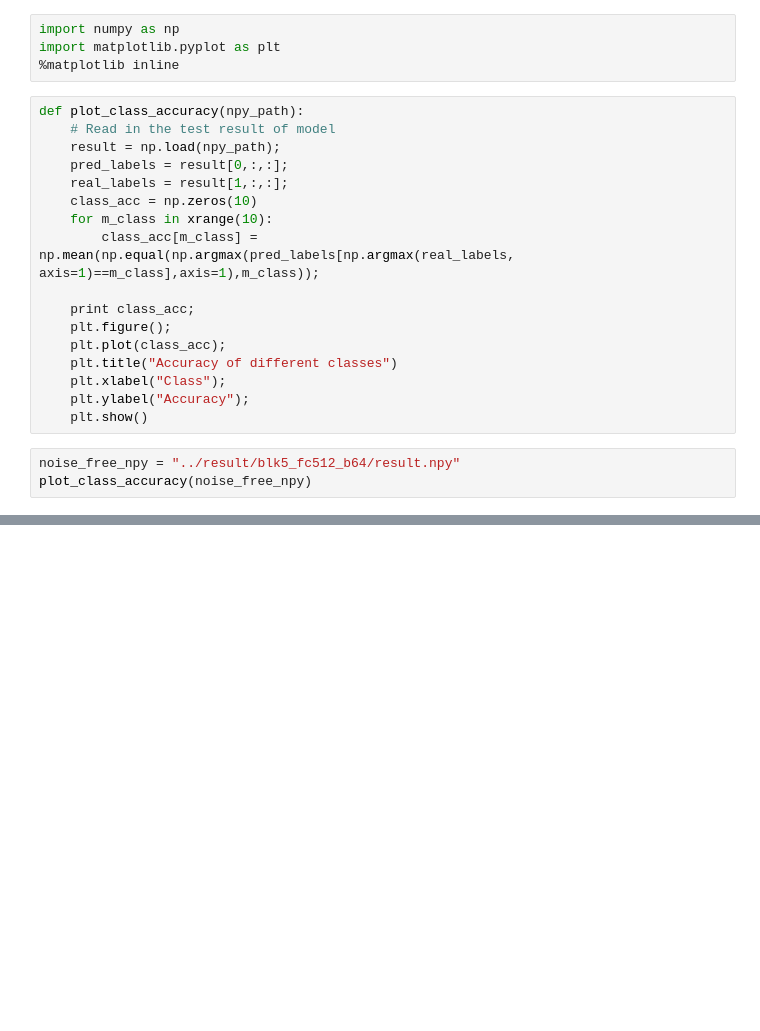
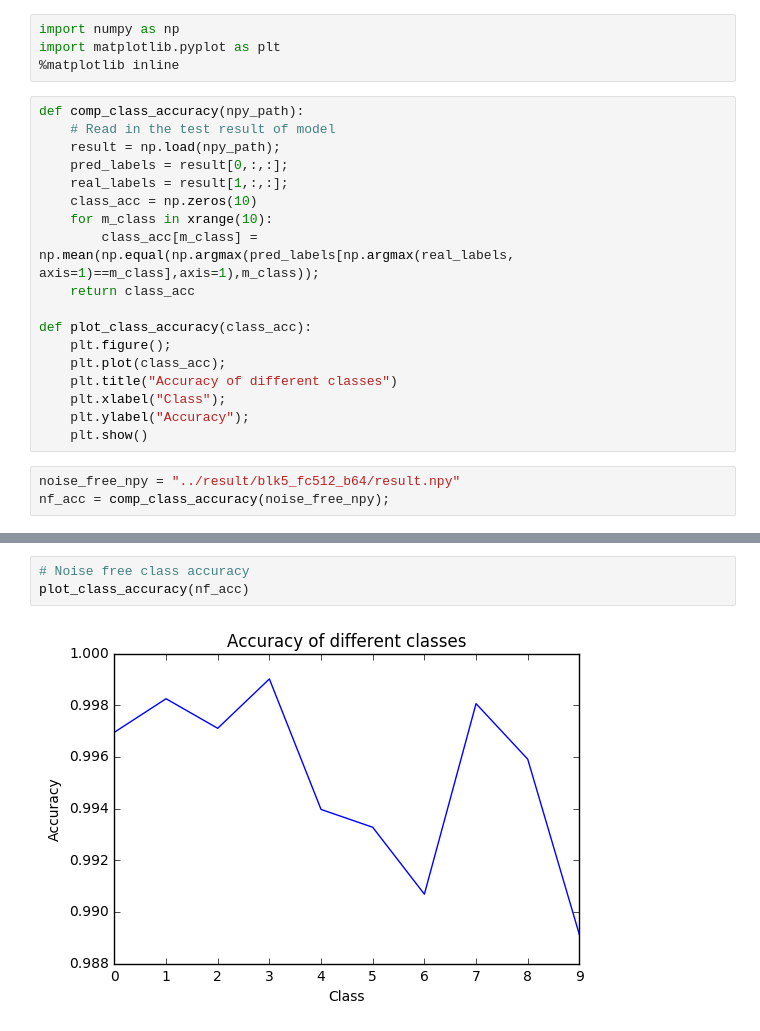
Before and after one commit to YuhuaBillChen/tf-minist-playground, a Jupyter notebook: notebook/class_accuracy.ipynb, the cells around one changed output, grey strips where cells are left out. Saved outputs shown, nothing was run; the diff lists cells and outputs as text; blank space fills up the shorter version.

```diff
--- a/notebook/class_accuracy.ipynb
+++ b/notebook/class_accuracy.ipynb
@@ -3,7 +3,7 @@ import numpy as np
 import matplotlib.pyplot as plt
 %matplotlib inline
 # %%
-def plot_class_accuracy(npy_path):
+def comp_class_accuracy(npy_path):
     # Read in the test result of model
     result = np.load(npy_path);
     pred_labels = result[0,:,:];
@@ -11,8 +11,9 @@ def plot_class_accuracy(npy_path):
     class_acc = np.zeros(10)
     for m_class in xrange(10):
         class_acc[m_class] = np.mean(np.equal(np.argmax(pred_labels[np.argmax(real_labels, axis=1)==m_class],axis=1),m_class));
+    return class_acc
 
-    print class_acc;
+def plot_class_accuracy(class_acc):
     plt.figure();
     plt.plot(class_acc);
     plt.title("Accuracy of different classes")
@@ -21,4 +22,4 @@ def plot_class_accuracy(npy_path):
     plt.show()
 # %%
 noise_free_npy = "../result/blk5_fc512_b64/result.npy"
-plot_class_accuracy(noise_free_npy)
+nf_acc = comp_class_accuracy(noise_free_npy);
@@ -50,0 +54,5 @@ result = np.load("../result/blk5_fc512_b64/result.npy");
+# %%
+# Noise free class accuracy
+plot_class_accuracy(nf_acc)
+# %% [output]
+[figure, added]
```
Also changed, not shown: parts of 11 cells of this notebook, 1 other file.
